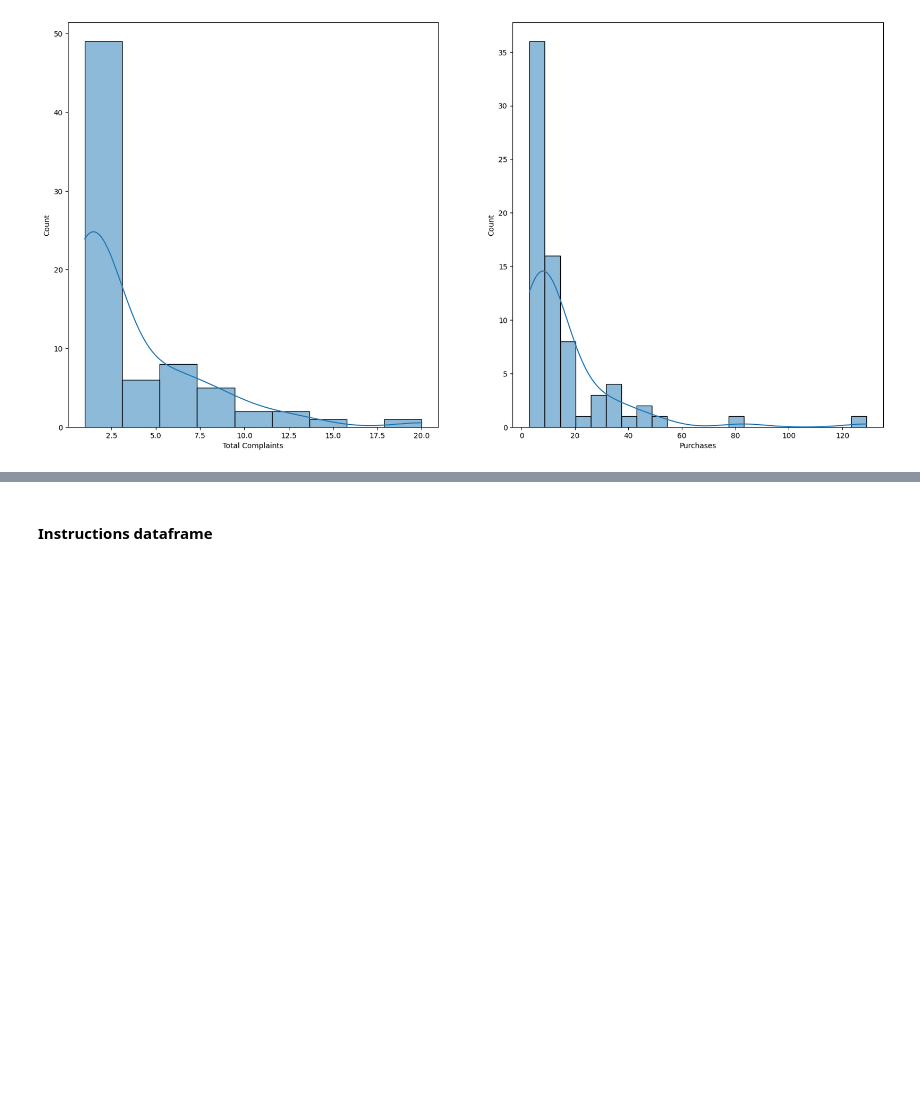
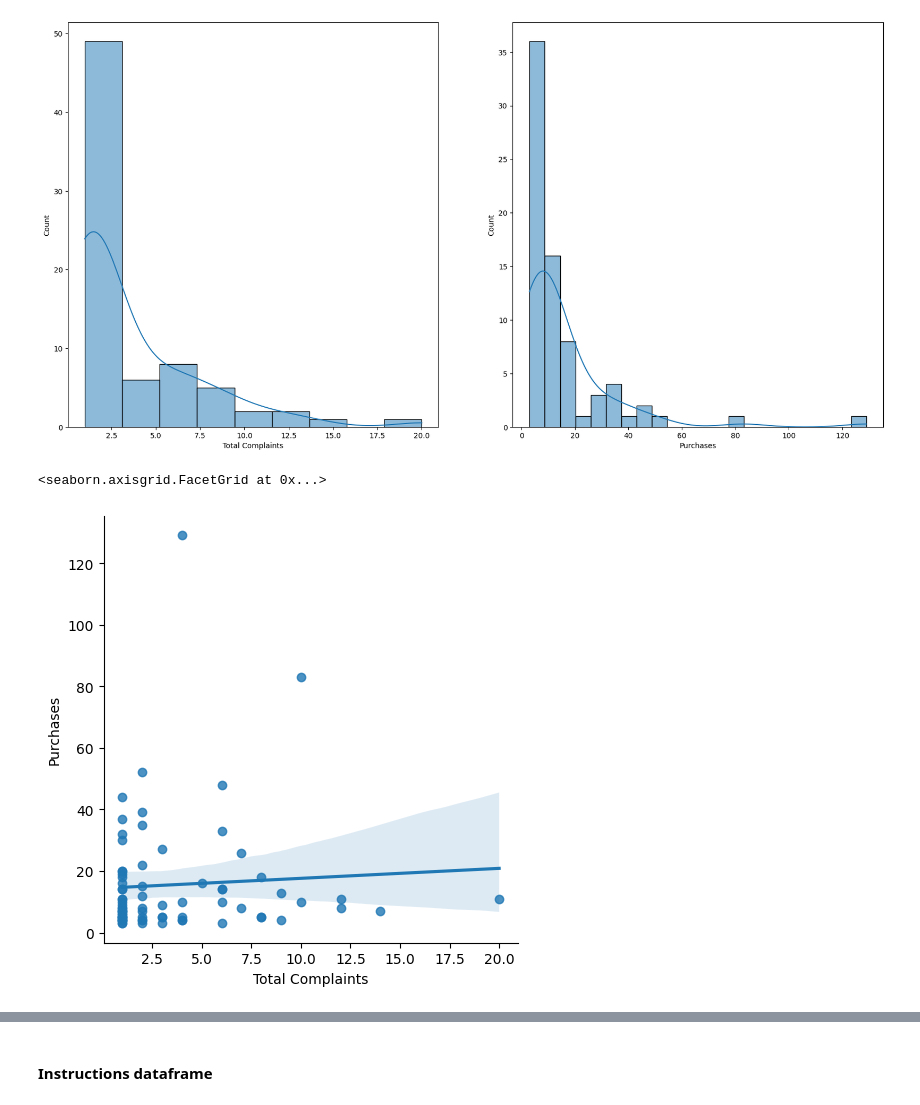
Before and after one commit to KBrandt57/COGS_118B_Project, a Jupyter notebook: project_notebook.ipynb, the cells around one changed output, grey strips where cells are left out. Drawn from its saved outputs; the diff is of its cells as text; code cells hidden in the pictures; blank space fills up the shorter version.

```diff
--- a/project_notebook.ipynb
+++ b/project_notebook.ipynb
@@ -440,4 +602,7 @@ sns.histplot(data = comp_plus_purch, x = 'Purchases', kde = True, ax = axs[1])
 <AxesSubplot: xlabel='Purchases', ylabel='Count'>
 [figure]
 # %%
-# complaints.groupby(complaints['DoctorID'], group_keys = True).GroupBy
+sns.lmplot(data = comp_plus_purch, x = 'Total Complaints', y = 'Purchases')
+# %% [output]
+<seaborn.axisgrid.FacetGrid at 0x...>
+[figure, added]
```
Also changed, not shown: parts of 24 cells of this notebook.
